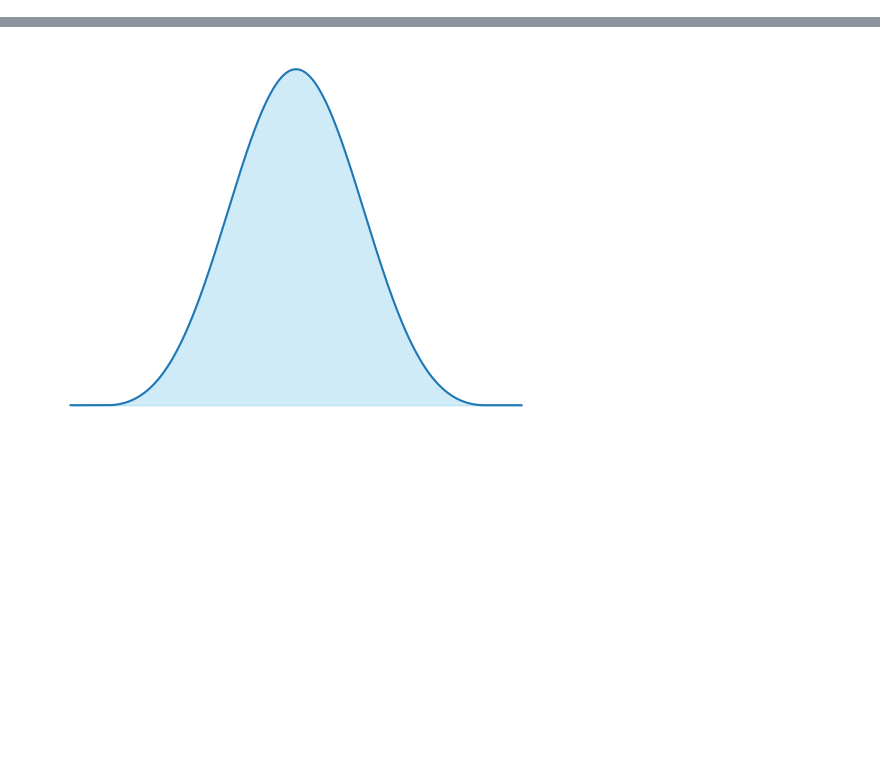
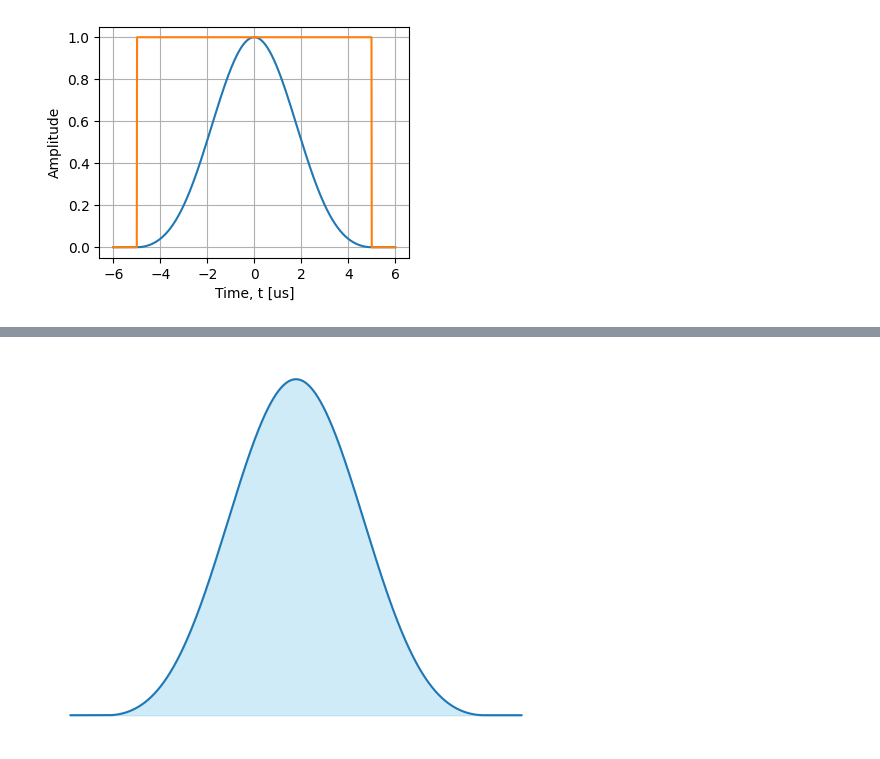
Before and after one commit to colinjdale/ChiPyLab, a Jupyter notebook: examples/plot_blackman_envelope.ipynb, the cells around one changed output, grey strips where cells are left out. Saved outputs shown, nothing was run; the diff lists cells and outputs as text; code cells hidden in the pictures; blank space fills up the shorter version.

Commit message:
Added Blackman pulse calculation

```diff
--- a/examples/plot_blackman_envelope.ipynb
+++ b/examples/plot_blackman_envelope.ipynb
@@ -0,0 +10,14 @@
+# %%
+t = np.linspace(-6, 6, 1000)
+t_width = 10
+
+fig, ax = plt.subplots(figsize=(4,3))
+
+ax.plot(t, blackman_pulse(t+t_width/2, t_width))
+ax.plot(t, square_pulse(t+t_width/2, t_width))
+ax.grid(True)
+ax.set(xlabel="Time, t [us]", ylabel="Amplitude")
+
+plt.show()
+# %% [output]
+[figure, added]
```
Also changed, not shown: parts of 17 cells of this notebook, 1 other file.
